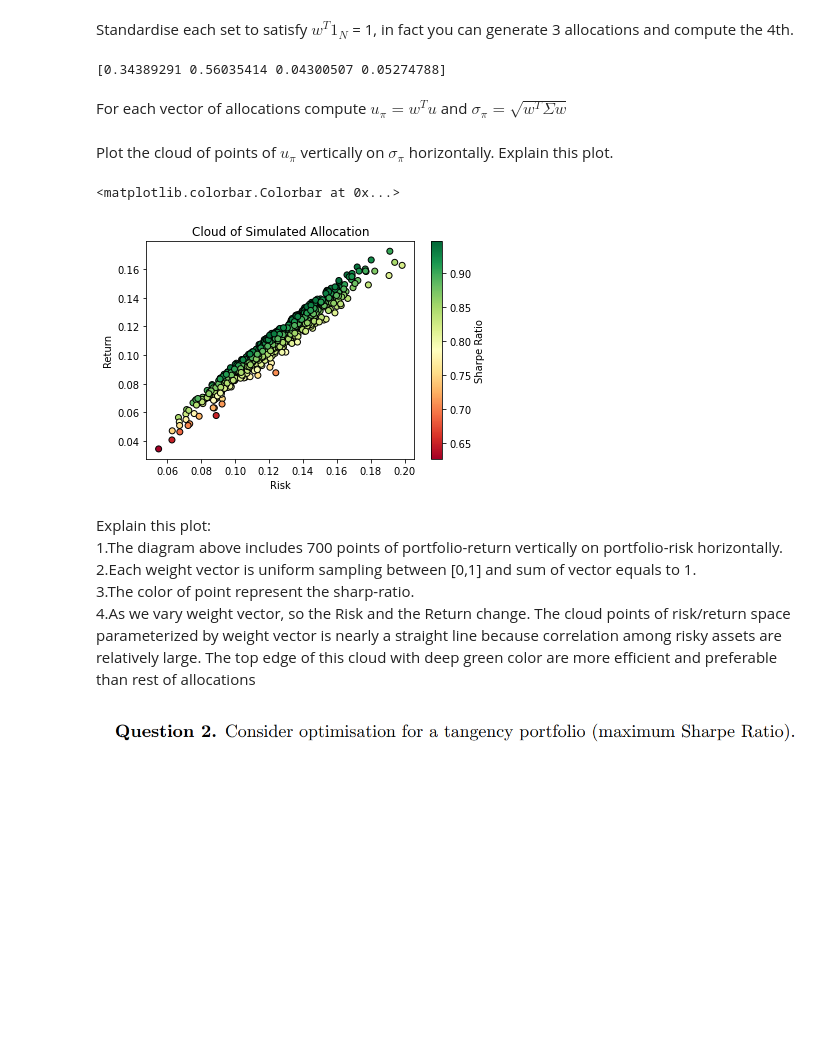
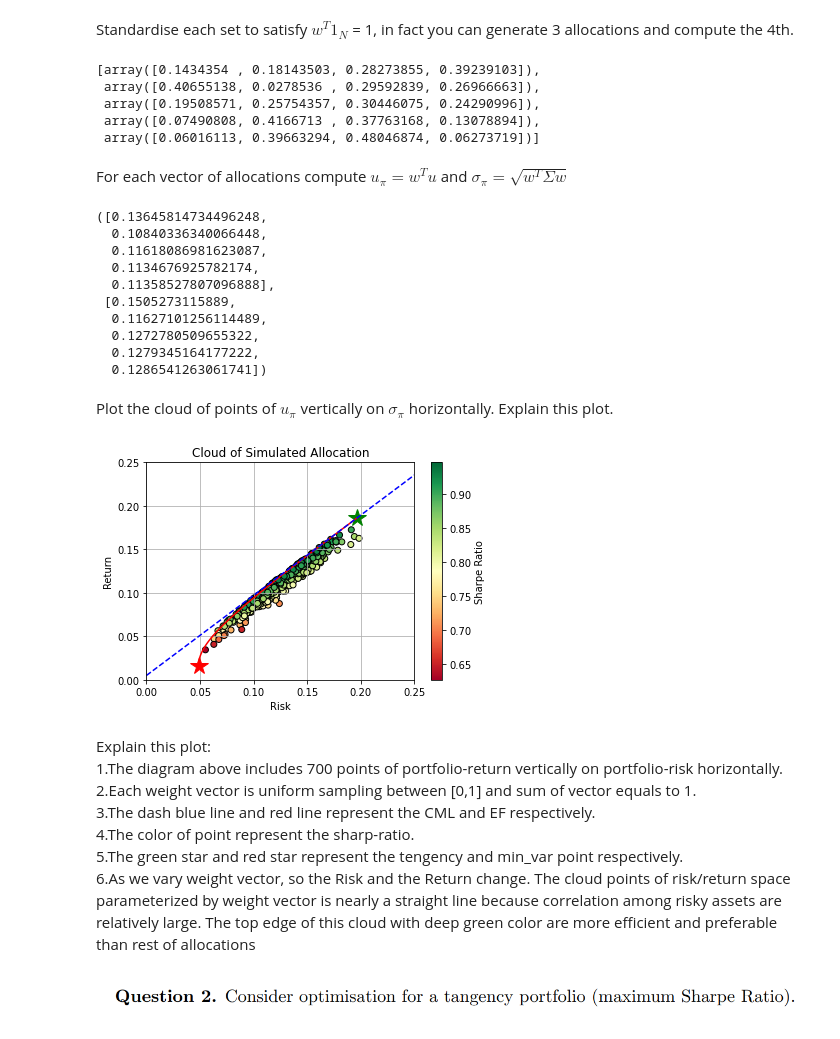
Before and after one commit to 15151874182/CQF, a Jupyter notebook: Exam1/Exam1.ipynb, the cells around one changed output. Saved outputs shown, nothing was run; the diff lists cells and outputs as text; code cells hidden in the pictures; blank space fills up the shorter version.

```diff
--- a/Exam1/Exam1.ipynb
+++ b/Exam1/Exam1.ipynb
@@ -68,3 +127,6 @@ $$
 &=[ 0.9426708 ,  0.11195005, -0.00606273, -0.04855812]
 \end{aligned}
 $$
+# %%
+w_g, wg_std_port, wg_u_port=portfolio.get_min_var_portfolio()
+w_g
@@ -77,34 +148,46 @@ ws=[np.random.random(R.shape[0]) for _ in range(700)]  ##700 random allocation s
 Standardise each set to satisfy $w^T 1_{N}$ = 1, in fact you can generate 3 allocations and compute the 4th.
 # %%
 ws_norm=list(map(lambda w:w/sum(w),ws))       ##700 random allocation sets which  satisfy w1 = 1
-print(ws_norm[3])
+ws_norm[:5]
 # %% [output]
-[0.34389291 0.56035414 0.04300507 0.05274788]
+[array([0.1434354 , 0.18143503, 0.28273855, 0.39239103]),
+ array([0.40655138, 0.0278536 , 0.29592839, 0.26966663]),
+ array([0.19508571, 0.25754357, 0.30446075, 0.24290996]),
+ array([0.07490808, 0.4166713 , 0.37763168, 0.13078894]),
+ array([0.06016113, 0.39663294, 0.48046874, 0.06273719])]
 # %% [markdown]
 For each vector of allocations compute $u_{\pi}=w^T u$ and $\sigma_{\pi}=\sqrt{w^T \Sigma w}$
 # %%
-mus_port=list(map(lambda w:w.T.dot(mus),ws_norm))
-stds_port=list(map(lambda w:np.sqrt(w.T.dot(sigma).dot(w)),ws_norm))
+u_port=list(map(lambda w:w.T.dot(portfolio.u),ws_norm))
+std_port=list(map(lambda w:np.sqrt(w.T.dot(portfolio.sigma).dot(w)),ws_norm))
+u_port[:5], std_port[:5]
+# %% [output]
+([0.13645814734496248,
+  0.10840336340066448,
+  0.11618086981623087,
+  0.1134676925782174,
+  0.11358527807096888],
+ [0.1505273115889,
+  0.11627101256114489,
+  0.1272780509655322,
+  0.1279345164177222,
+  0.1286541263061741])
 # %% [markdown]
 Plot the cloud of points of $u_{\pi}$ vertically on $\sigma_{\pi}$ horizontally. Explain this plot.
-# %%
-import matplotlib.pyplot as plt
-fig = plt.figure()
-ax = plt.axes()
-ax.set_title('Cloud of Simulated Allocation')
-ax.set_xlabel('Risk')
-ax.set_ylabel('Return')
-fig.colorbar(ax.scatter(stds_port, mus_port, c=np.array(mus_port) / np.array(stds_port),
-                        marker='o', cmap='RdYlGn', edgecolors='black'), label='Sharpe Ratio')
-# %% [output]
-<matplotlib.colorbar.Colorbar at 0x...>
-[figure, removed]
+# %%
+portfolio.plot(r=r, std_port_list=std_port_list,u_port_list=u_port_list,
+               wg_std_port=wg_std_port,wg_u_port=wg_u_port,
+               wt_std_port=wt_std_port, wt_u_port=wt_u_port)
+# %% [output]
+[figure, added]
 # %% [markdown]
 Explain this plot:
 1.The diagram above includes 700 points of portfolio-return vertically on portfolio-risk horizontally.
 2.Each weight vector is uniform sampling between [0,1] and sum of vector equals to 1.
-3.The color of point represent the sharp-ratio.
-4.As we vary weight vector, so the Risk and the Return change. The cloud points of risk/return space
+3.The dash blue line and red line represent the CML and EF respectively.
+4.The color of point represent the sharp-ratio.
+5.The green star and red star represent the tengency and min_var point respectively.
+6.As we vary weight vector, so the Risk and the Return change. The cloud points of risk/return space
 parameterized by weight vector is nearly a straight line because correlation among risky assets are relatively large. The top edge of this cloud with deep green color are more efficient and preferable than rest of allocations
 # %% [markdown]
 ![image.png](attachment:image.png)
```
Also changed, not shown: parts of 8 cells of this notebook, 1 other file.
